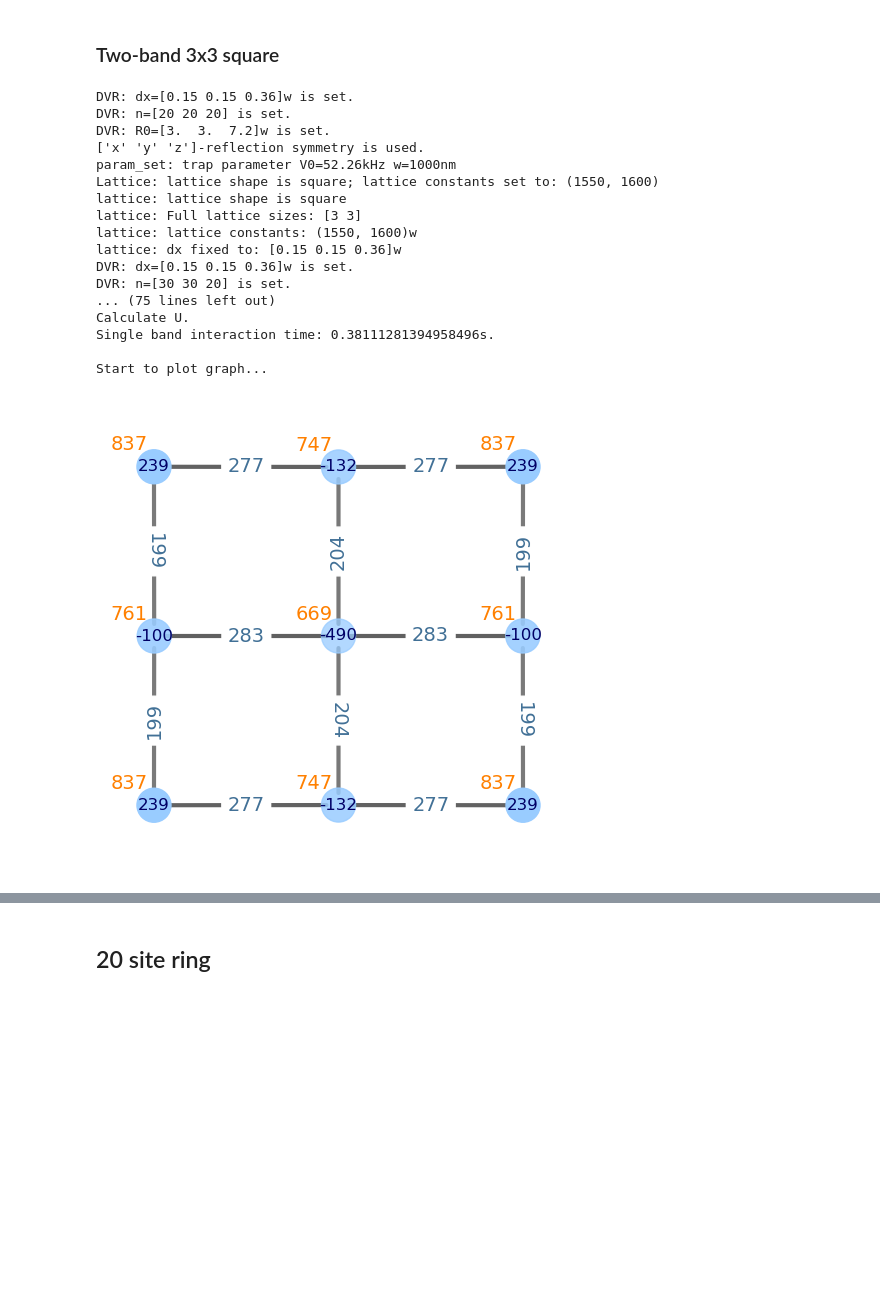
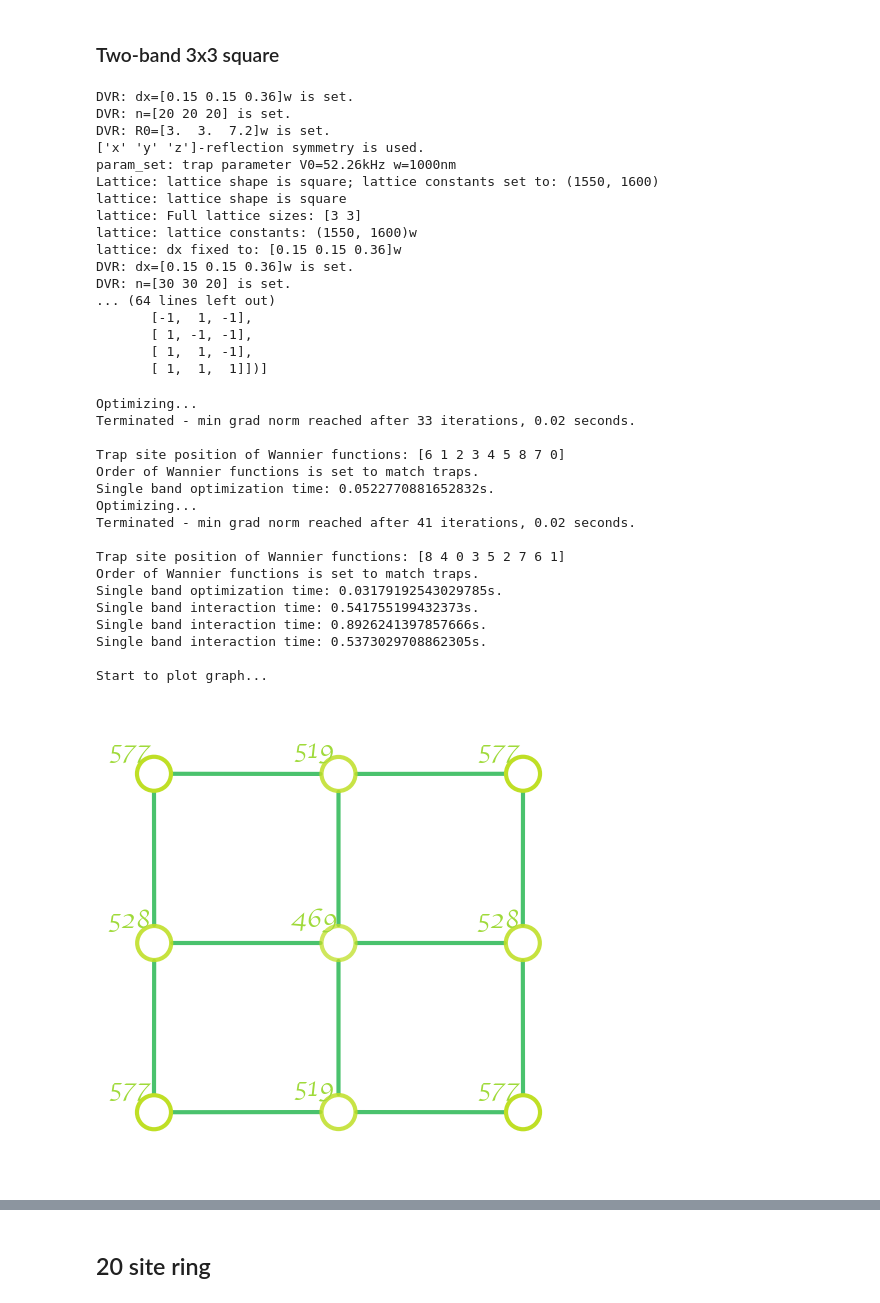
Before and after one commit to htwei17/HubbardTweezer, a Jupyter notebook: HubbardTweezer/src/large_lattice.ipynb, the cells around one changed output, grey strips where cells are left out. Drawn from its saved outputs; the diff is of its cells as text; code cells hidden in the pictures; blank space fills up the shorter version.

```diff
--- a/HubbardTweezer/src/large_lattice.ipynb
+++ b/HubbardTweezer/src/large_lattice.ipynb
@@ -89,7 +97,7 @@ from Hubbard.io import *
 N = 20
 L = 3
 Ly = 3
-d = 3
+d = 1
 shape = 'square'
 w = None
 eqt = 'neq'
@@ -123,12 +131,34 @@ lattice: lattice constants: (1550, 1600)w
 lattice: dx fixed to: [0.15 0.15 0.36]w
 DVR: dx=[0.15 0.15 0.36]w is set.
 DVR: n=[30 30 20] is set.
-... (75 lines left out)
-Calculate U.
-Single band interaction time: 0.38111281394958496s.
-
-Start to plot graph...
+... (64 lines left out)
+       [-1,  1, -1],
+       [ 1, -1, -1],
+       [ 1,  1, -1],
+       [ 1,  1,  1]])]
-[figure, removed]
+# %%
+A, W = multiband_WF(G, *eig_sol)
+U = interaction(G, W, *eig_sol[1:])
+G.draw_graph(band=[1, 2], A=A, U=U)
+# %% [output]
+Optimizing...
+Terminated - min grad norm reached after 33 iterations, 0.02 seconds.
+
+Trap site position of Wannier functions: [6 1 2 3 4 5 8 7 0]
+Order of Wannier functions is set to match traps.
+Single band optimization time: 0.0522770881652832s.
+Optimizing...
+Terminated - min grad norm reached after 41 iterations, 0.02 seconds.
+
+Trap site position of Wannier functions: [8 4 0 3 5 2 7 6 1]
+Order of Wannier functions is set to match traps.
+Single band optimization time: 0.03179192543029785s.
+Single band interaction time: 0.541755199432373s.
+Single band interaction time: 0.8926241397857666s.
+Single band interaction time: 0.5373029708862305s.
+
+Start to plot graph...
+[figure, added]
 # %%
 G.singleband_Hubbard(u=True, band=1, eig_sol=eig_sol)
 G.draw_graph(band=1, A=G.A, U=G.U)
```
Also changed, not shown: parts of 2 cells of this notebook, 3 other files.
